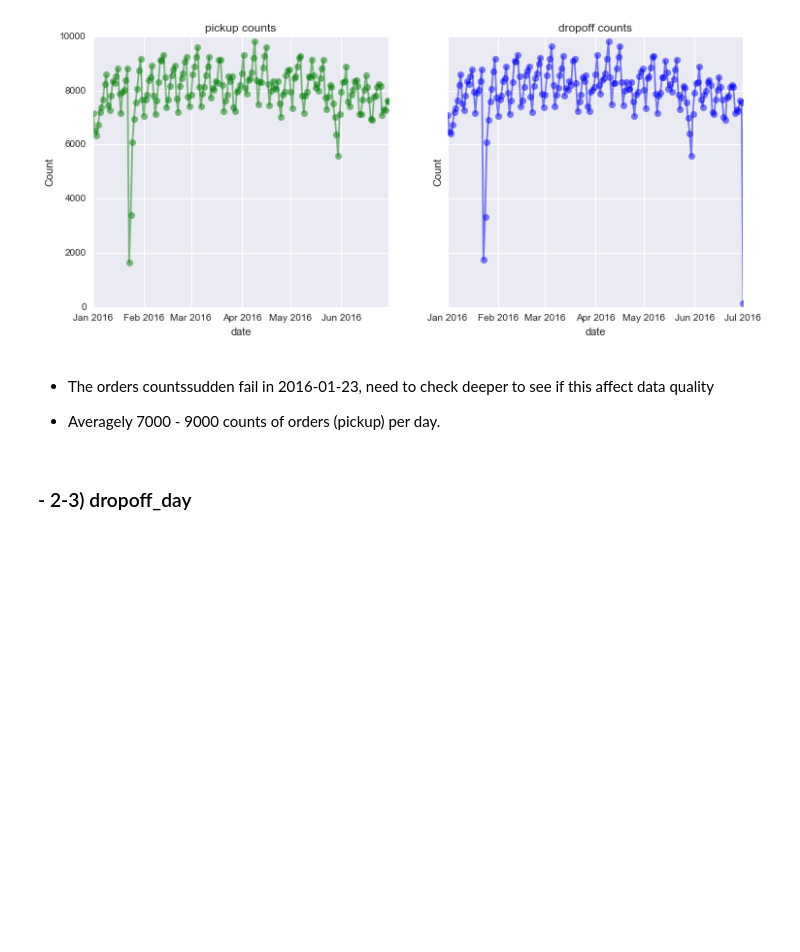
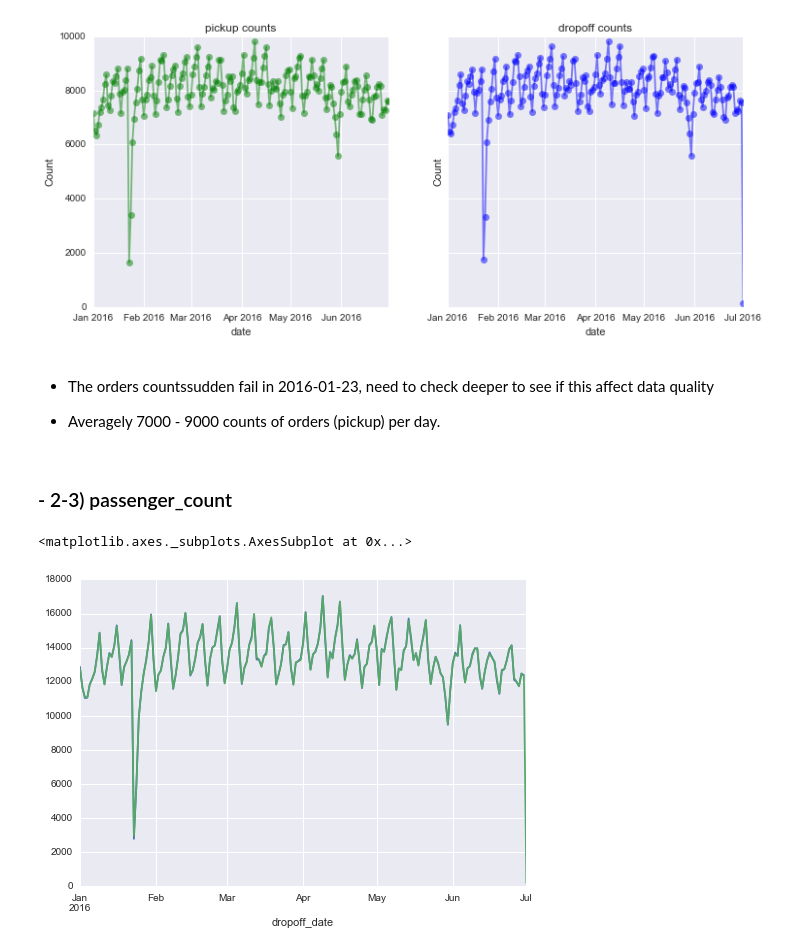
Before and after one commit to yennanliu/NYC_Taxi_Trip_Duration, a Jupyter notebook: notebook/NYC_Taxi_EDA_V1_Yen.ipynb, the cells around one changed output. Saved outputs shown, nothing was run; the diff lists cells and outputs as text; code cells hidden in the pictures; blank space fills up the shorter version.

```diff
--- a/notebook/NYC_Taxi_EDA_V1_Yen.ipynb
+++ b/notebook/NYC_Taxi_EDA_V1_Yen.ipynb
@@ -74,5 +74,5 @@ def basic_feature_extract(df):
 def get_duration(df):
     # get trip duration
     df_= df.copy()
-    df_['trip_duration'] = pd.to_datetime(df_['dropoff_datetime']) - pd.to_datetime(df_['pickup_datetime'])
+    df_['trip_duration_cal'] = pd.to_datetime(df_['dropoff_datetime']) - pd.to_datetime(df_['pickup_datetime'])
     return df_
@@ -146,4 +147,10 @@ plt.show()
 
 - Averagely 7000 - 9000 counts of orders (pickup) per day.
 # %% [markdown]
-### - 2-3) dropoff_day
+### - 2-3) passenger_count
+# %%
+df_train_.groupby(['pickup_date']).sum()['passenger_count'].plot()
+df_train_.groupby(['dropoff_date']).sum()['passenger_count'].plot()
+# %% [output]
+<matplotlib.axes._subplots.AxesSubplot at 0x...>
+[figure, added]
```
Also changed, not shown: parts of 16 cells of this notebook, 1 other file.
